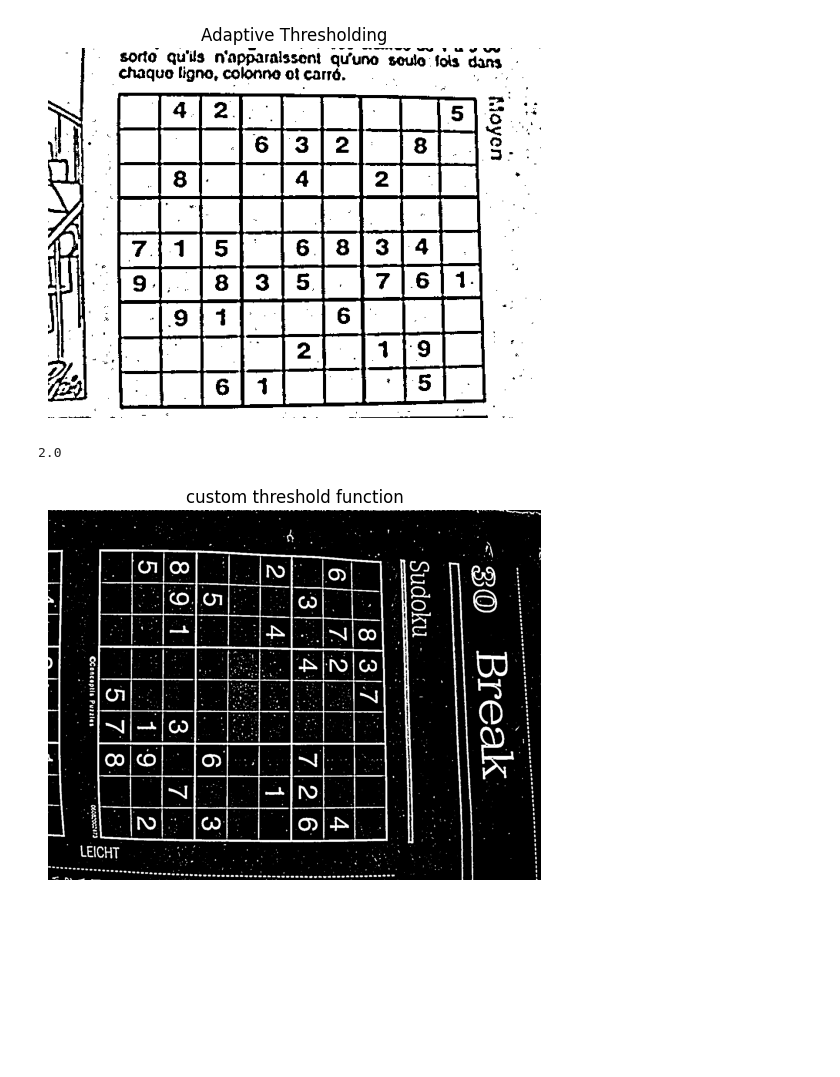
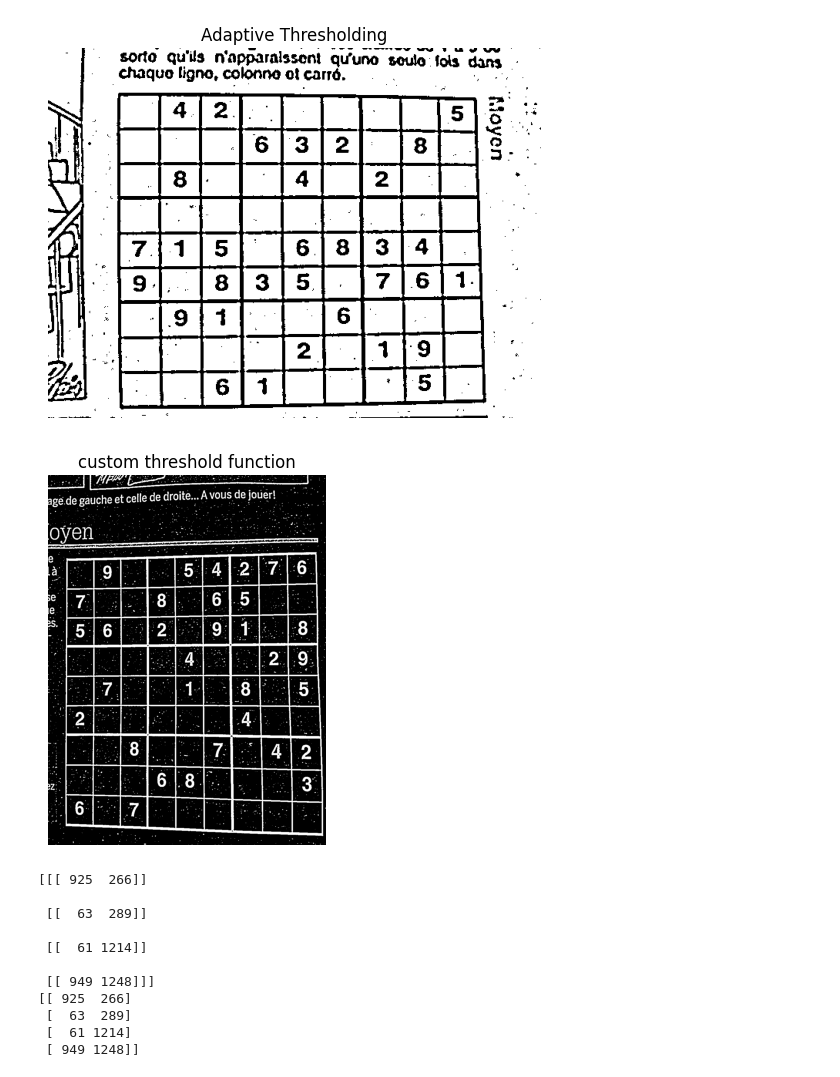
Before and after one commit to eddie-an/Optical-Sudoku-Solver, a Jupyter notebook: Image_Processing.ipynb, the cells around one changed output. Saved outputs shown, nothing was run; the diff lists cells and outputs as text; code cells hidden in the pictures; blank space fills up the shorter version.

Commit message:
Custom approxPolyDP function implemented

```diff
--- a/Image_Processing.ipynb
+++ b/Image_Processing.ipynb
@@ -379,6 +379,60 @@ def is_cell_empty(cell_image, threshold_percent=0.07):
     # If the ink ratio is smaller than our threshold, it's empty
     return ink_ratio < threshold_percent
 
+def approximate_polygon(coordinates, epsilon, closed):
+    def recursive_helper(coordinates, epsilon, closed):
+        maxDistance = 0
+        index = 0
+        end = len(coordinates)
+
+        # coordinates of first and last point
+        x1, x2 = coordinates[0][0], coordinates[end-1][0]
+        y1, y2 = coordinates[0][1], coordinates[end-1][1]
+
+        # Using the equation Ax + By + C = 0
+        A = y1 - y2
+        B = x2 - x1
+        C = -(A*x1 + B*y1)
+
+        # Find the point with the maximum distance
+        for i in range(1, end-1):
+            x_p, y_p = coordinates[i][0], coordinates[i][1]
+            if closed == False:
+                distance = abs(A*x_p + B*y_p + C) / math.sqrt(A**2 + B**2)
+                denom = math.sqrt(A**2 + B**2)
+                if denom == 0:
+                    distance = 0
+                else:
+                    distance = abs(A*x_p + B*y_p + C) / denom
+            else:
+                distance = math.sqrt((x1 - x_p)**2 + (y1 - y_p)**2)
+            if (distance > maxDistance):
+                index = i
+                maxDistance = distance
+
+        result = np.array([])
+        # If max distance is greater than epsilon, recursively simplify
+        if (maxDistance > epsilon):
+            # Recursive call
+            result1 = approximate_polygon(coordinates[:index+1], epsilon, False)
+            result2 = approximate_polygon(coordinates[index:], epsilon, False)
+            result = np.concatenate([result1[:len(result1)-1], result2])
+        else:
+            # Discard all intermediate points
+            result = np.array([[coordinates[0][0], coordinates[0][1]], [coordinates[end-1][0], coordinates[end-1][1]]])
+        return result
+
+    if epsilon <= 0:
+        print("Epsilon must be greater than 0")
+        return None
+    if closed == True:
+        coordinates = np.append(coordinates, [coordinates[0]], axis=0)
+        result = recursive_helper(coordinates, epsilon, True)
+        return result[:-1]
+    return recursive_helper(coordinates, epsilon, False)
+
+
+
 def extract_sudoku_cells(image_path):
     # Read the image in grayscale
     img = cv2.imread(image_path, cv2.IMREAD_GRAYSCALE)
@@ -405,13 +459,14 @@ def extract_sudoku_cells(image_path):
     perimeter = find_arc_length(largest_contour[:,0,:], True)
     epsilon = 0.02 * perimeter
 
-    # 4. Approximate the contour to find the 4 corners of the board
-    approx = cv2.approxPolyDP(largest_contour, epsilon, True) # Create our own function using Ramer-Douglas-Peucker algorithm
+    largest_contour = largest_contour[:,0,:]
+    approx = approximate_polygon(largest_contour, epsilon, True)
+    # approx = cv2.approxPolyDP(largest_contour, epsilon, True) # Create our own function using Ramer-Douglas-Peucker algorithm
     if len(approx) != 4:
         raise ValueError("Could not find 4 corners of the Sudoku board. Try better lighting.")
 
     # Perspective Transform (Flatten the board)
-    pts = approx.reshape(4, 2)
+    pts = approx.reshape(4, 2) # Will not need this with my custom approximate_polygon
     rect = order_points(pts)
 
     # Create a perfect square image to map the board to (450x450 is easily divisible by 9)
@@ -448,36 +503,43 @@ def extract_sudoku_cells(image_path):
 
             # Optional but recommended: Crop the inner margins slightly
             # to remove the thick grid lines before feeding to a classifier
             margin = int(cell_size * 0.1) # 10% crop on all sides
             cell_cropped = cell[margin:-margin, margin:-margin]
             isEmpty = is_cell_empty(thresh_warped_board[y_start:y_end, x_start:x_end], threshold_percent=0.07)
 
             cells.append((cell_cropped, isEmpty))
 
     return warped_board, cells
 
 # --- Execution ---
 if __name__ == "__main__":
     # Replace with image path
-    image_path = "images/image1031.jpg"
-
-    coordinates = np.array([[0, 4], [3, 6], [-5, 2]])
-    print(find_area(coordinates))
+    image_path = "data/sudoku_dataset/images/image1001.jpg"
 
     try:
         board_img, sudoku_cells = extract_sudoku_cells(image_path)
         print(f"Successfully extracted {len(sudoku_cells)} cells!")
 
         # Test display two of the 81 cells
         display_image_grayscale(board_img, "Board image")
         print("Are the cells empty?")
         for i in range(81):
             if i % 9 == 0:
                 print("")
             print(f"{sudoku_cells[i][1]}", end="\t")
 
     except Exception as e:
         print(f"Error: {e}")
 # %% [output]
+[figure, new version]
-2.0
+[[[ 925  266]]
+
+ [[  63  289]]
+
+ [[  61 1214]]
+
+ [[ 949 1248]]]
+[[ 925  266]
+ [  63  289]
+ [  61 1214]
+ [ 949 1248]]
-[figure, old version]
```
Also changed, not shown: parts of 1 cell of this notebook, 1 other file.
